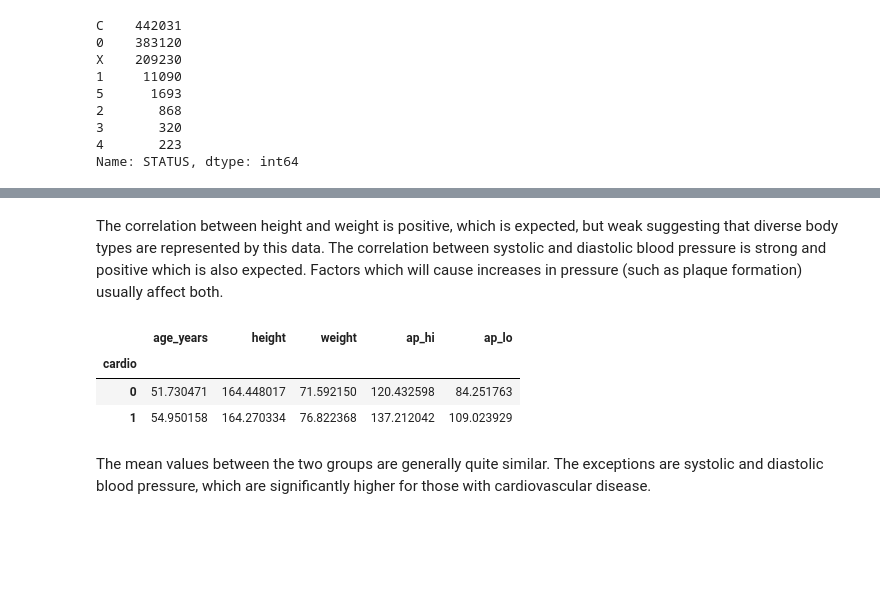
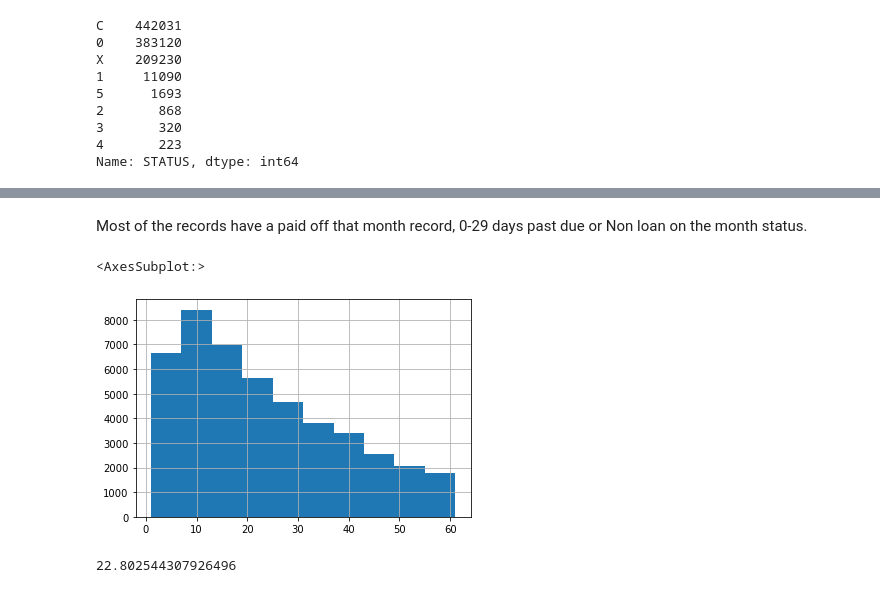
Before and after one commit to brunocgf/CertificationUT_DS, a Jupyter notebook: Statistics4DS/CreditCardApprovalPrediction.ipynb, the cells around one changed output, grey strips where cells are left out. Cells and saved outputs as stored; diff of their text form; code cells hidden in the pictures; blank space fills up the shorter version.

```diff
--- a/Statistics4DS/CreditCardApprovalPrediction.ipynb
+++ b/Statistics4DS/CreditCardApprovalPrediction.ipynb
@@ -170,12 +218,12 @@ ax.set_title('Cardiovascular Disease Heat Map');
-# %% [markdown]
-The correlation between height and weight is positive, which is expected, but weak suggesting that diverse body types are represented by this data. The correlation between systolic and diastolic blood pressure is strong and positive which is also expected. Factors which will cause increases in pressure (such as plaque formation) usually affect both.
-# %%
-grouped = cardio.groupby('cardio')
-grouped.aggregate(np.mean)[['age_years', 'height','weight', 'ap_hi', 'ap_lo']]
-# %% [output]
-|  | age_years | height | weight | ap_hi | ap_lo |
-| cardio |  |  |  |  |  |
-| 0 | 51.730471 | 164.448017 | 71.592150 | 120.432598 | 84.251763 |
-| 1 | 54.950158 | 164.270334 | 76.822368 | 137.212042 | 109.023929 |
-# %% [markdown]
-The mean values between the two groups are generally quite similar. The exceptions are systolic and diastolic blood pressure, which are significantly higher for those with cardiovascular disease.
+# %% [markdown]
+Most of the records have a paid off that month record, 0-29 days past due or Non loan on the month status.
+# %%
+id_count = df_credit.groupby('ID')['STATUS'].count()
+id_count.hist()
+# %% [output]
+<AxesSubplot:>
+[figure, added]
+# %%
+id_count.mean()
+# %% [output]
+22.802544307926496
```
Also changed, not shown: parts of 116 cells of this notebook, 2 other files.
